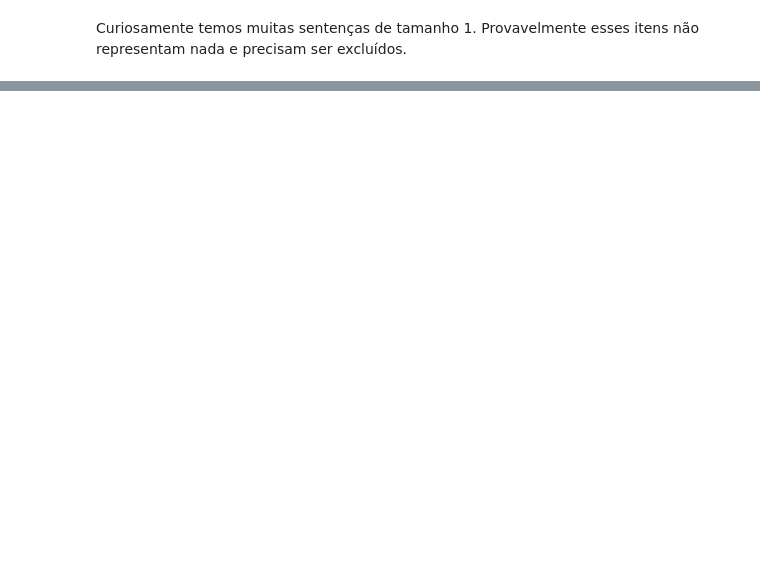
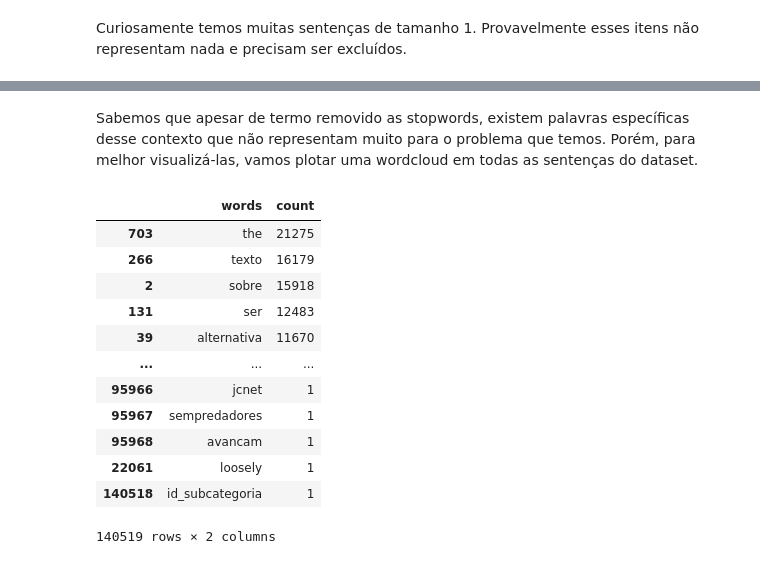
Before and after one commit to LucianoBatista/bncc-classifier, a Jupyter notebook: analysis/notebooks/luciano-01-01-eda.ipynb, the cells around one changed output, grey strips where cells are left out. Saved outputs shown, nothing was run; the diff lists cells and outputs as text; code cells hidden in the pictures; blank space fills up the shorter version.

```diff
--- a/analysis/notebooks/luciano-01-01-eda.ipynb
+++ b/analysis/notebooks/luciano-01-01-eda.ipynb
@@ -96,0 +122,2 @@ df_c1
+# %% [markdown]
+Sabemos que apesar de termo removido as stopwords, existem palavras específicas desse contexto que não representam muito para o problema que temos. Porém, para melhor visualizá-las, vamos plotar uma wordcloud em todas as sentenças do dataset.
@@ -96,0 +135,16 @@ df_c1
+# %%
+count_tokens_df.sort_values(["count"], ascending=False)
+# %% [output]
+|  | words | count |
+| 703 | the | 21275 |
+| 266 | texto | 16179 |
+| 2 | sobre | 15918 |
+| 131 | ser | 12483 |
+| 39 | alternativa | 11670 |
+| ... | ... | ... |
+| 95966 | jcnet | 1 |
+| 95967 | sempredadores | 1 |
+| 95968 | avancam | 1 |
+| 22061 | loosely | 1 |
+| 140518 | id_subcategoria | 1 |
+140519 rows × 2 columns
```
Also changed, not shown: parts of 16 cells of this notebook, 2 other files.
